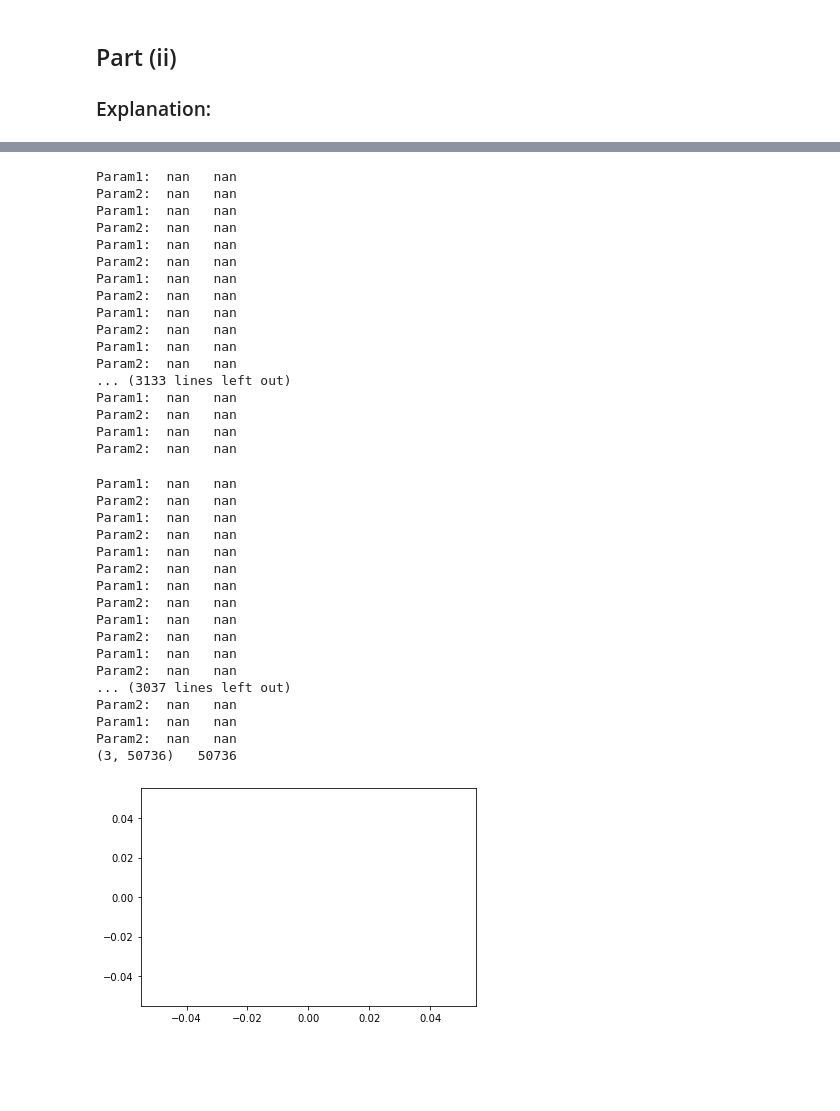
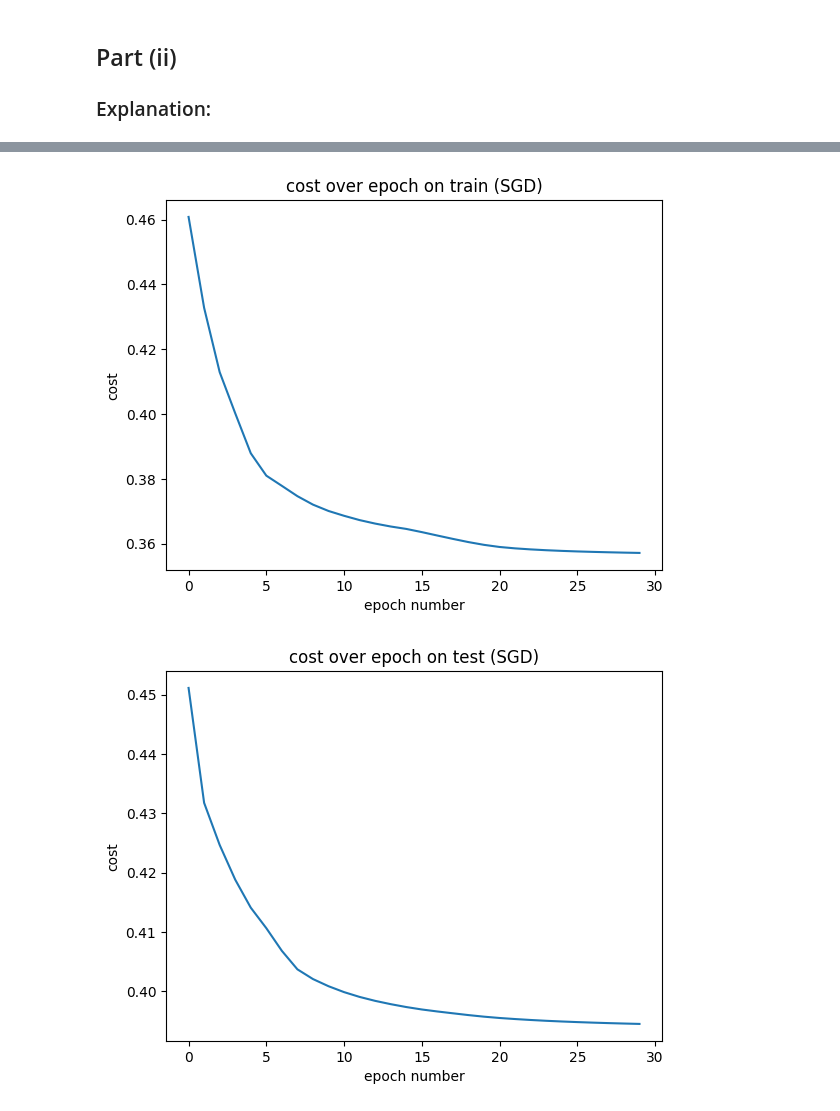
Before and after one commit to AliTavassoly/Simple-Neural-Network, a Jupyter notebook: Q2.ipynb, the cells around one changed output, grey strips where cells are left out. Saved outputs shown, nothing was run; the diff lists cells and outputs as text; code cells hidden in the pictures; blank space fills up the shorter version.

Commit message:
Fix the bug in backward and add plots for SGD

```diff
--- a/Q2.ipynb
+++ b/Q2.ipynb
@@ -38,8 +39,22 @@ def cost(y_hat, y):
     assert(y.shape[1] == y_hat.shape[1])
 
     m = y.shape[1]
-    print(y.shape, " ", m)
     return -np.sum(y * np.log(y_hat)) / m
+
+def accuracy(y_hat, y):
+    y_hat_labels = np.argmax(y_hat, axis = 0)
+    y_labels = np.argmax(y, axis = 0)
+
+    correct_predicts = np.sum(y_hat_labels == y_labels)
+
+    total_predicts = y.shape[1]
+    return correct_predicts / total_predicts
+
+# Test accuracy
+y_hat = np.array([[0.6, 1, 0.1, 0.2], [0.4, 0, 0.9, 0.8]])
+y = np.array([[1, 0, 1, 0], [0, 1, 0, 1]])
+
+assert(accuracy(y_hat, y) == 0.5)
 # %%
 # Helper functions
 
@@ -54,7 +69,7 @@ def plot_grads(grads):
     plt.plot(xpoints, ypoints)
     plt.show()
 
-# Gives a vector, convert it to a matrix of rows with max_val elements each having exactly a single 1 (max_val is the possible values)
+# Takes a vector, convert it to a matrix of rows with max_val elements each having exactly a single 1 (max_val is the possible values)
 def get_one_hot(labels, value_range):
     one_hot_matrix = np.zeros((len(labels), value_range))
 
@@ -63,8 +78,25 @@ def get_one_hot(labels, value_range):
 
     return one_hot_matrix
 
-def plot_epoch_costs(epoch_costs):
+def epoch_cost_accuracy(X, Y, parameters):
+    y_hat, _ = forward_propagation(X, parameters)
+    epoch_cost = cost(y_hat, Y)
+    epoch_accuracy = accuracy(y_hat, Y)
+
+    return epoch_cost, epoch_accuracy
+
+def calculate_wnorm(parameters):
+    norm_sum = 0
+    for l in range(len(parameters) // 2):
+        norm_sum += np.linalg.norm(parameters[f"W{l + 1}"])
+
+    return np.square(norm_sum)
+
+def plot_variable_over_epoch(epoch_costs, xlabel, ylabel, title):
     plt.plot([i for i in range(len(epoch_costs))], epoch_costs)
+    plt.xlabel(xlabel)
+    plt.ylabel(ylabel)
+    plt.title(title)
     plt.show()
 # %%
 # Forward propagation functions
@@ -134,7 +166,7 @@ def backward_propagation(Y, Y_hat, caches):
     m = Y_hat.shape[1]
     assert(Y.shape == Y_hat.shape)
 
-    dA = Y - Y_hat
+    dA = Y_hat - Y
 
     dA, dW, db = linear_and_activation_backward(dA, caches[L - 1], is_last_layer = True)
     grads[f"dA{L - 1}"] = dA
@@ -259,6 +307,6 @@ y_test = y_test.T
 
 optimized_parameters = run_dnn_model(X_train, y_train, X_test, y_test,
                                      hl_count = 5, n_h = 10,
-                                     epoch_number = 2, batch_size = 128, learning_rate = 0.001, momentum_v = 0.9,
-                                     gd_type = "SGD", plot_cost = True, plot_weights_norm = True)
+                                     epoch_number = 30, batch_size = 256, learning_rate = 0.005, momentum_v = 0.9,
+                                     gd_type = "SGD", enable_plot = True)
 # %% [output]
@@ -282,35 +313,2 @@ Param2:  nan   nan
-Param1:  nan   nan
-Param2:  nan   nan
-Param1:  nan   nan
-Param2:  nan   nan
-Param1:  nan   nan
-Param2:  nan   nan
-Param1:  nan   nan
-Param2:  nan   nan
-Param1:  nan   nan
-Param2:  nan   nan
-Param1:  nan   nan
-Param2:  nan   nan
-... (3133 lines left out)
-Param1:  nan   nan
-Param2:  nan   nan
-Param1:  nan   nan
-Param2:  nan   nan
-Param1:  nan   nan
-Param2:  nan   nan
-Param1:  nan   nan
-Param2:  nan   nan
-Param1:  nan   nan
-Param2:  nan   nan
-Param1:  nan   nan
-Param2:  nan   nan
-Param1:  nan   nan
-Param2:  nan   nan
-Param1:  nan   nan
-Param2:  nan   nan
-... (3037 lines left out)
-Param2:  nan   nan
-Param1:  nan   nan
-Param2:  nan   nan
-(3, 50736)   50736
-[figure, old version]
+[figure, new version]
+[figure, added]
```
Also changed, not shown: parts of 5 cells of this notebook.
